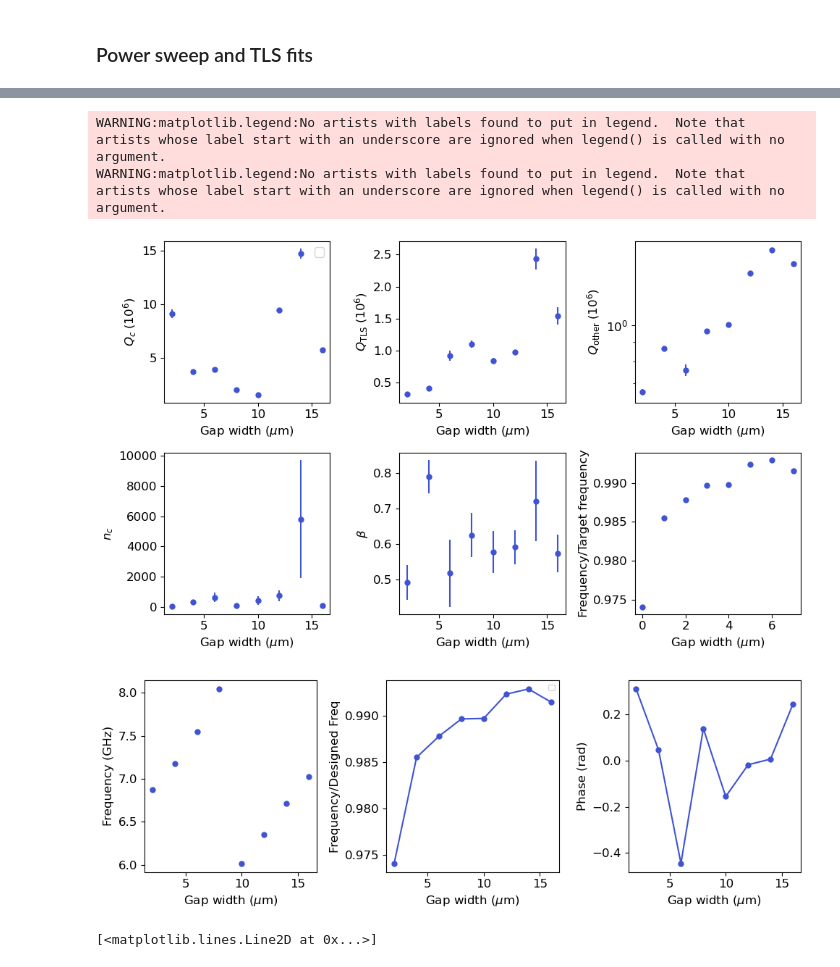
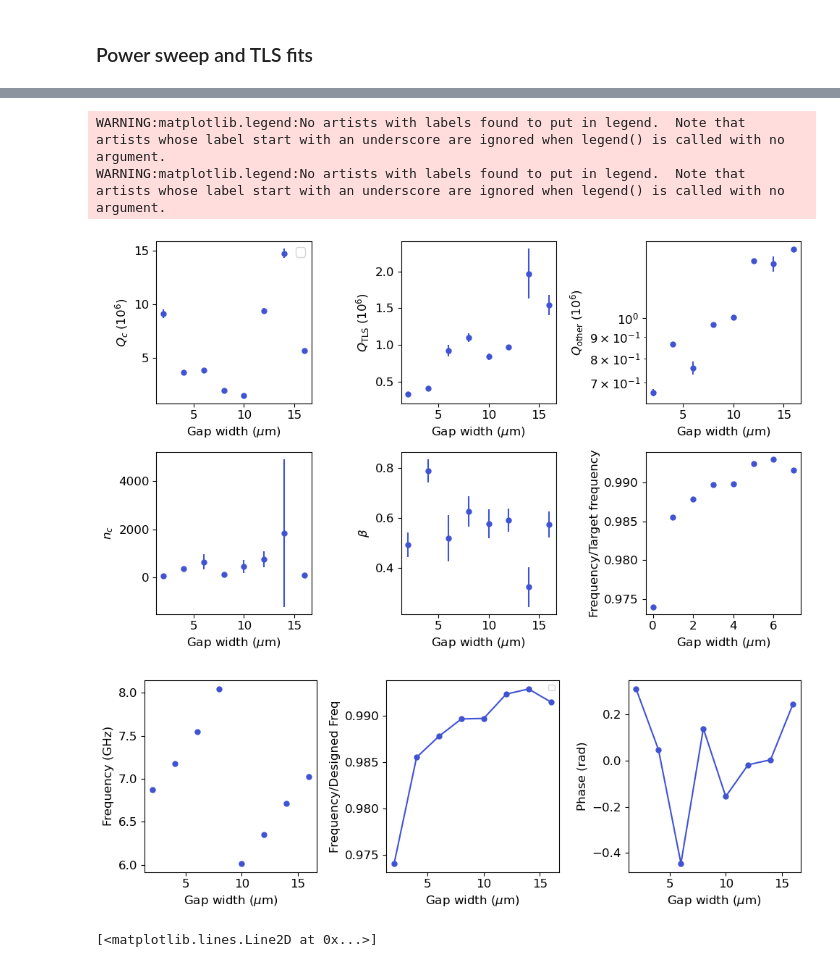
Before and after one commit to eesh-gupta/scresonators, a Jupyter notebook: res_temp_sweep_simp2.ipynb, the cells around one changed output, grey strips where cells are left out. Saved outputs shown, nothing was run; the diff lists cells and outputs as text; code cells hidden in the pictures.

```diff
--- a/res_temp_sweep_simp2.ipynb
+++ b/res_temp_sweep_simp2.ipynb
@@ -47,7 +47,7 @@ meas = 'silta6_res1combo'
 The autoreload extension is already loaded. To reload it, use:
   %reload_ext autoreload
 # %%
-params, data_pth, img_name, ind = hy.get_params('resonator_meas.yaml', meas, pth=pth)
+params, data_pth, folder, img_name, ind = hy.get_params('resonator_meas.yaml', meas, pth=pth)
 params['temp']=0.04
 # %% [markdown]
 ## Sweep power/temp, plot results
@@ -55,7 +55,7 @@ params['temp']=0.04
 ### Run sweep
 # %%
 res_params, file_list = ResonatorAnalyzer.analyze_sweep_gen(
-    params['dir'][ind],
+    [folder],
     data_pth,
     img_pth,
     name=meas,
@@ -219,7 +223,7 @@ with open('res_params.yaml', 'w') as file:
 res_params = ana_tls.get_photons(res_params, params)
 #ResonatorPlotter.plot_power(res_params, params, ind, img_pth, use_pitch=True)
 
-max_power =[6, 4, -12, 0, 0, 3, -1, 6]
+max_power =[6, 4, -12, 0, 0, 3, 10, 6]
 min_power = [-100, -70, -100, -100, -100, -100, -70, -100]
 
 #max_power = [0, 6,14]
@@ -233,11 +237,11 @@ cfg = ana_tls.fit_qi(res_params, params, img_pth, name=img_name, max_power_vec=m
 # %%
-ana_tls.plot_res_pars2([params], [''],img_pth, name=img_name)
+ana_tls.plot_res_pars([params], [''],img_pth, name=img_name)
 ResonatorPlotter.plot_res_pars([params], [''], img_pth, name=img_name)
 hy.save_np(params, img_pth+'Text/' +params['pth'][ind][0:-1] +params['meas'][ind] + '.yml')
 # %% [output]
 WARNING:matplotlib.legend:No artists with labels found to put in legend.  Note that artists whose label start with an underscore are ignored when legend() is called with no argument.
 WARNING:matplotlib.legend:No artists with labels found to put in legend.  Note that artists whose label start with an underscore are ignored when legend() is called with no argument.
-[figure, old version]
+[figure, new version]
 [figure]
 # %%
 plt.figure()
```
Also changed, not shown: parts of 5 cells of this notebook, 4 other files.
